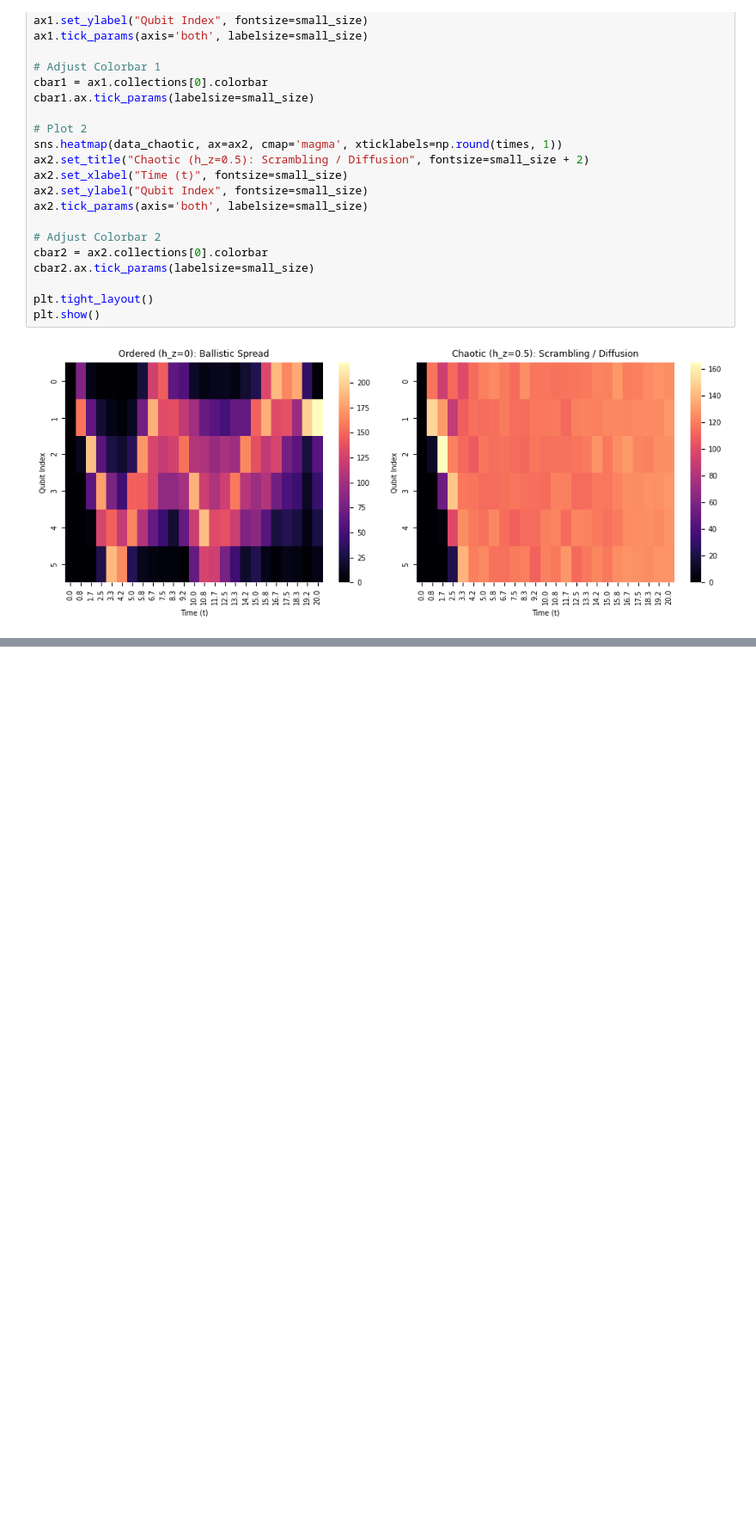
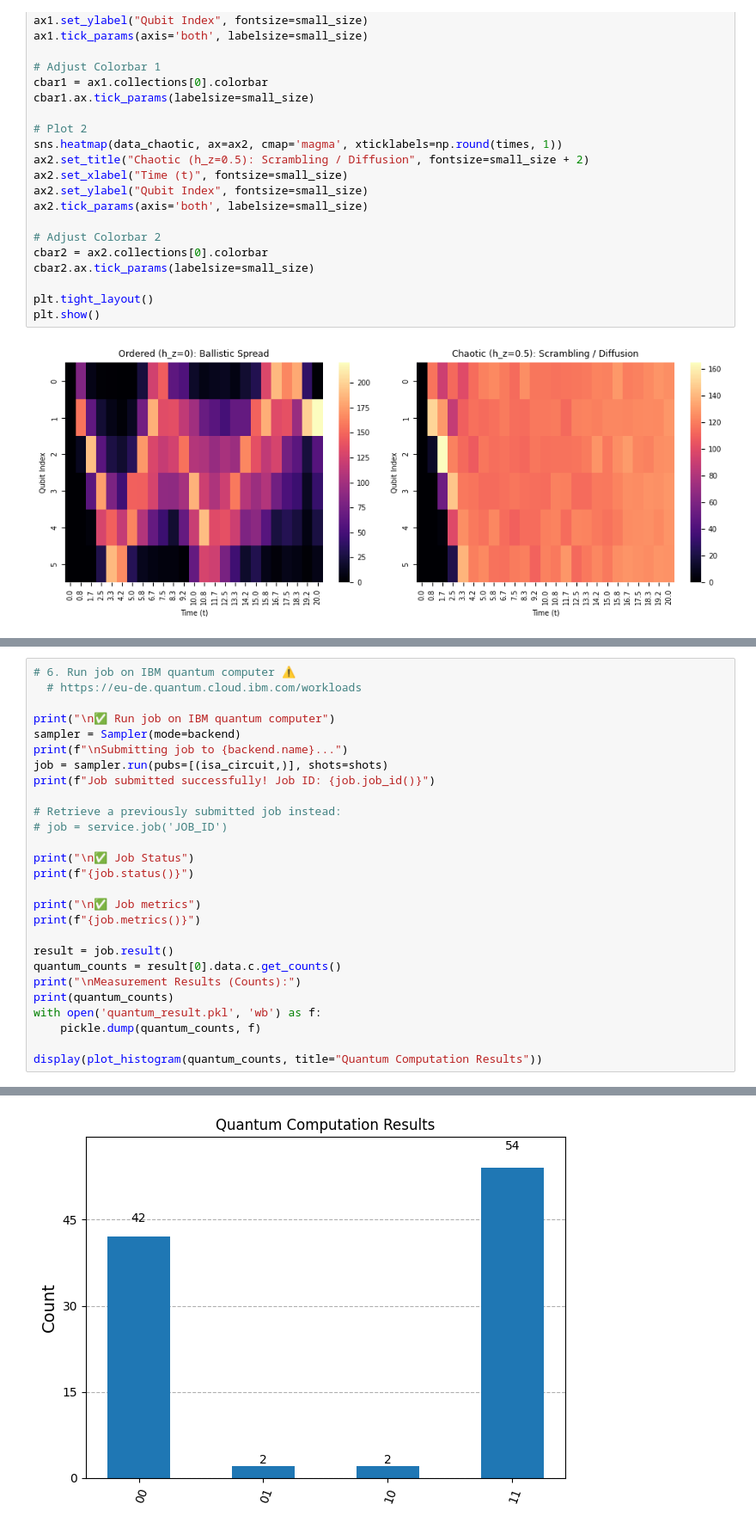
Before and after one commit to deltorobarba/science, a Jupyter notebook: science.ipynb, the cells around one changed output, grey strips where cells are left out. Shown at 86% size. Saved outputs shown, nothing was run; the diff lists cells and outputs as text; blank space fills up the shorter version.

```diff
--- a/science.ipynb
+++ b/science.ipynb
@@ -374,0 +491,28 @@ plt.show()
+# %%
+# 6. Run job on IBM quantum computer ⚠️
+  # https://eu-de.quantum.cloud.ibm.com/workloads
+
+print("\n✅ Run job on IBM quantum computer")
+sampler = Sampler(mode=backend)
+print(f"\nSubmitting job to {backend.name}...")
+job = sampler.run(pubs=[(isa_circuit,)], shots=shots)
+print(f"Job submitted successfully! Job ID: {job.job_id()}")
+
+# Retrieve a previously submitted job instead:
+# job = service.job('JOB_ID')
+
+print("\n✅ Job Status")
+print(f"{job.status()}")
+
+print("\n✅ Job metrics")
+print(f"{job.metrics()}")
+
+result = job.result()
+quantum_counts = result[0].data.c.get_counts()
+print("\nMeasurement Results (Counts):")
+print(quantum_counts)
+with open('quantum_result.pkl', 'wb') as f:
+    pickle.dump(quantum_counts, f)
+
+display(plot_histogram(quantum_counts, title="Quantum Computation Results"))
+# %% [output]
@@ -374,0 +532 @@ plt.show()
+[figure, added]
```
Also changed, not shown: parts of 11 cells of this notebook.
